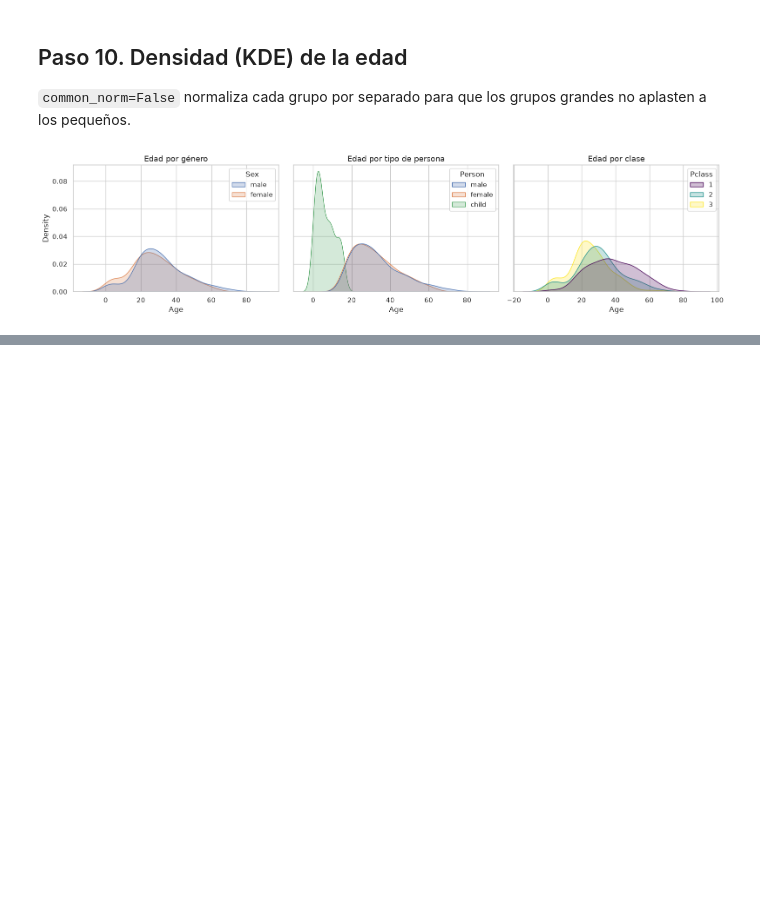
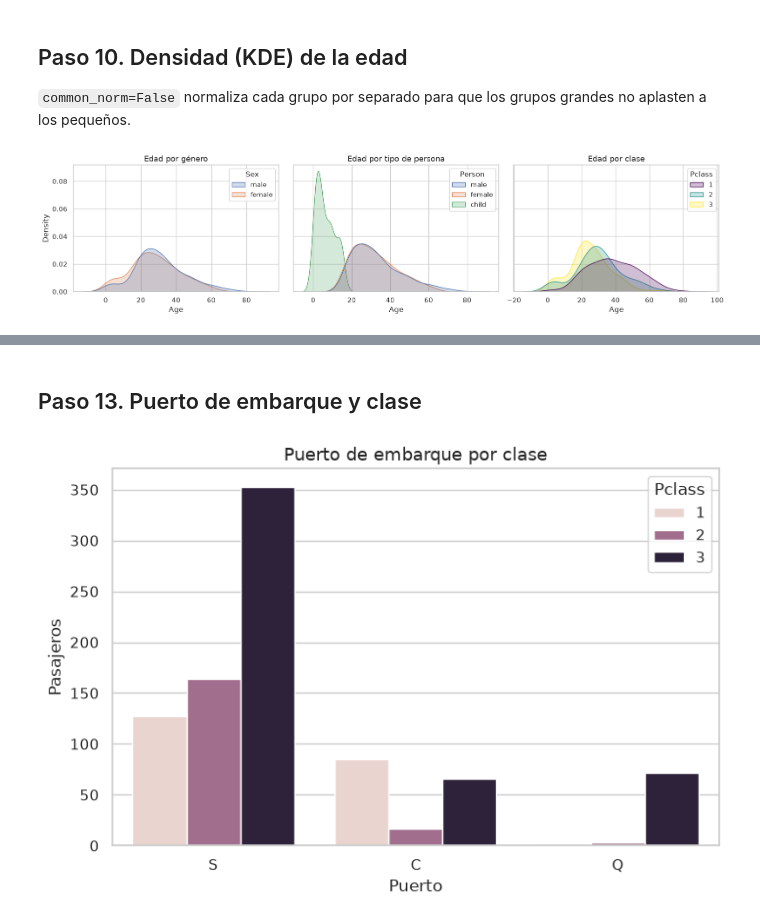
Before and after one commit to SqmuelAzz/proyecto_ciencia_de_datos, a Jupyter notebook: notebooks/02_exploracion.ipynb, the cells around one changed output, grey strips where cells are left out. Saved outputs shown, nothing was run; the diff lists cells and outputs as text; code cells hidden in the pictures; blank space fills up the shorter version.

```diff
--- a/notebooks/02_exploracion.ipynb
+++ b/notebooks/02_exploracion.ipynb
@@ -223,0 +269,8 @@ plt.tight_layout(); plt.show()
+# %% [markdown]
+## Paso 13. Puerto de embarque y clase
+# %%
+sns.countplot(data=df, x='Embarked', hue='Pclass', order=['S', 'C', 'Q'])
+plt.title('Puerto de embarque por clase'); plt.xlabel('Puerto'); plt.ylabel('Pasajeros')
+plt.show()
+# %% [output]
+[figure, added]
```
Also changed, not shown: parts of 86 cells of this notebook, 1 other file.
